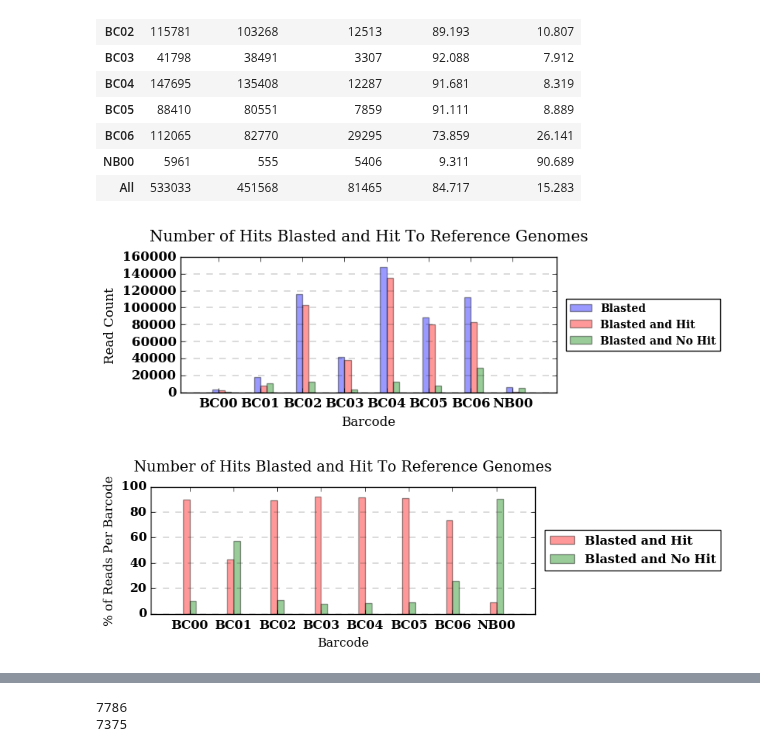
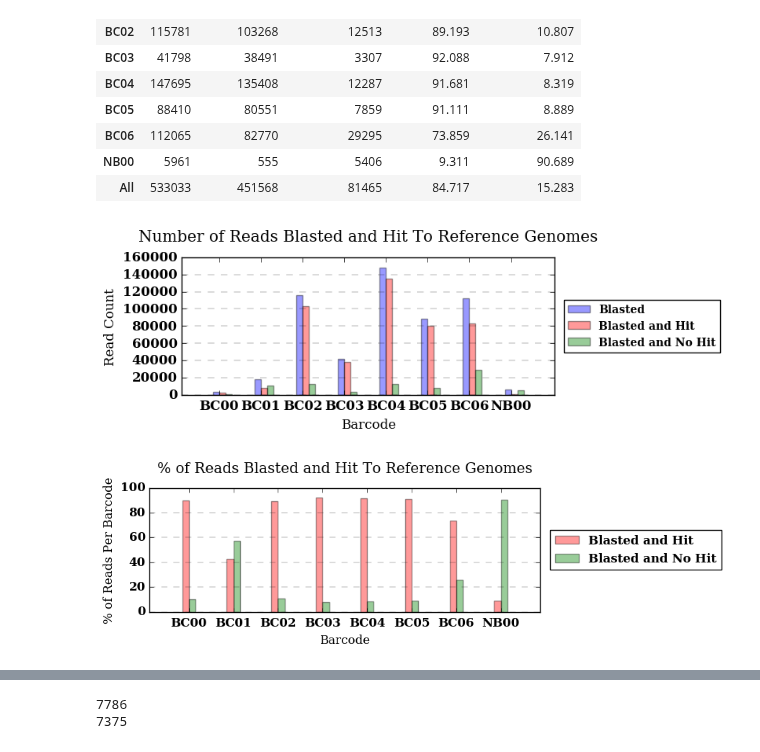
Before and after one commit to BenjaminSchwessinger/Gamran, a Jupyter notebook: MinIon_analysis_12122016_Wagga_initial-Copy1.ipynb, the cells around one changed output, grey strips where cells are left out. Saved outputs shown, nothing was run; the diff lists cells and outputs as text; code cells hidden in the pictures.

```diff
--- a/MinIon_analysis_12122016_Wagga_initial-Copy1.ipynb
+++ b/MinIon_analysis_12122016_Wagga_initial-Copy1.ipynb
@@ -783,9 +838,7 @@ fig, ax = plt.subplots(figsize=(6.5,3))
 
 index = np.arange(n_groups)
 bar_width = 0.15
-
 opacity = 0.4
-error_config = {'ecolor': '0.3'}
 
 rects1 = plt.bar(index, count_blasted, bar_width,
                  alpha=opacity,
@@ -804,7 +857,7 @@ rects3 = plt.bar(index + bar_width*2, count_blastednohit, bar_width,
 
 plt.xlabel('Barcode')
 plt.ylabel('Read Count')
-plt.title('Number of Hits Blasted and Hit To Reference Genomes', y=1.08)
+plt.title('Number of Reads Blasted and Hit To Reference Genomes', y=1.08)
 plt.xticks(index + bar_width, tuple(blasted_count_df_noall.index.values))
 plt.legend(loc='center left', bbox_to_anchor=(1.01, 0.5), fontsize=10)
 plt.grid(b=None, which='major', axis='y', linestyle='dashed', linewidth=0.2)
@@ -813,7 +866,7 @@ plt.margins(x=0.1)
 plt.tight_layout()
 plt.show()
 # %% [output]
-[figure, old version]
+[figure, new version]
 # %%
 #two qualitative variables - barcode, blasted vs no hit vs hit
 #one quantitative - read count
@@ -821,34 +874,32 @@ n_groups = len(blasted_count_df_noall.index.values)
 
 count_blastedhit = tuple(blasted_count_df_noall['BlastedHit %'])
 count_blastednohit = tuple(blasted_count_df_noall['BlastedNoHit %'])
 
 fig, ax = plt.subplots(figsize=(6.5,3))
 
 index = np.arange(n_groups)
 bar_width = 0.15
-
 opacity = 0.4
-error_config = {'ecolor': '0.3'}
 
 rects1 = plt.bar(index, count_blastedhit, bar_width,
                  alpha=opacity,
                  color='r',
                  label='Blasted and Hit')
 
 rects2 = plt.bar(index + bar_width, count_blastednohit, bar_width,
                  alpha=opacity,
                  color='g',
                  label='Blasted and No Hit')
 
 plt.xlabel('Barcode')
 plt.ylabel('% of Reads Per Barcode')
-plt.title('Number of Hits Blasted and Hit To Reference Genomes', y=1.08)
+plt.title('% of Reads Blasted and Hit To Reference Genomes', y=1.08)
 plt.xticks(index + bar_width, tuple(blasted_count_df_noall.index.values), y=-0.01)
 plt.legend(loc='center left', bbox_to_anchor=(1.01, 0.5), fontsize=12)
 plt.grid(b=None, which='major', axis='y', linestyle='dashed', linewidth=0.2)
 plt.margins(x=0.1)
 
 plt.tight_layout()
 plt.show()
 # %% [output]
-[figure, old version]
+[figure, new version]
```
Also changed, not shown: parts of 12 cells of this notebook.
